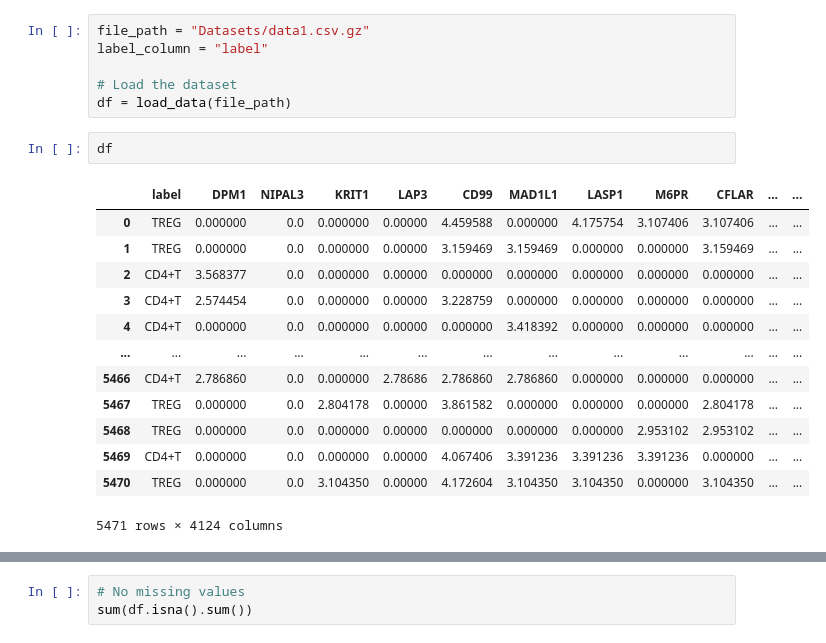
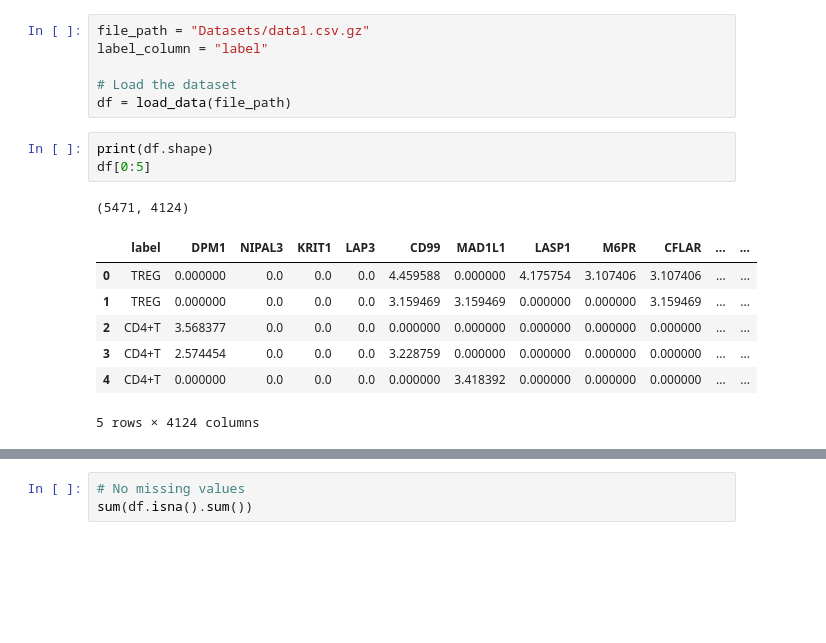
Before and after one commit to NeuralWave42/ST443-Project, a Jupyter notebook: prelim_analysis.ipynb, the cells around one changed output, grey strips where cells are left out. Drawn from its saved outputs; the diff is of its cells as text; blank space fills up the shorter version.

```diff
--- a/prelim_analysis.ipynb
+++ b/prelim_analysis.ipynb
@@ -28,19 +30,15 @@ label_column = "label"
 # Load the dataset
 df = load_data(file_path)
 # %%
-df
+print(df.shape)
+df[0:5]
 # %% [output]
+(5471, 4124)
 |  | label | DPM1 | NIPAL3 | KRIT1 | LAP3 | CD99 | MAD1L1 | LASP1 | M6PR | CFLAR | ... | ... |
-| 0 | TREG | 0.000000 | 0.0 | 0.000000 | 0.00000 | 4.459588 | 0.000000 | 4.175754 | 3.107406 | 3.107406 | ... | ... |
-| 1 | TREG | 0.000000 | 0.0 | 0.000000 | 0.00000 | 3.159469 | 3.159469 | 0.000000 | 0.000000 | 3.159469 | ... | ... |
-| 2 | CD4+T | 3.568377 | 0.0 | 0.000000 | 0.00000 | 0.000000 | 0.000000 | 0.000000 | 0.000000 | 0.000000 | ... | ... |
-| 3 | CD4+T | 2.574454 | 0.0 | 0.000000 | 0.00000 | 3.228759 | 0.000000 | 0.000000 | 0.000000 | 0.000000 | ... | ... |
-| 4 | CD4+T | 0.000000 | 0.0 | 0.000000 | 0.00000 | 0.000000 | 3.418392 | 0.000000 | 0.000000 | 0.000000 | ... | ... |
-| ... | ... | ... | ... | ... | ... | ... | ... | ... | ... | ... | ... | ... |
-| 5466 | CD4+T | 2.786860 | 0.0 | 0.000000 | 2.78686 | 2.786860 | 2.786860 | 0.000000 | 0.000000 | 0.000000 | ... | ... |
-| 5467 | TREG | 0.000000 | 0.0 | 2.804178 | 0.00000 | 3.861582 | 0.000000 | 0.000000 | 0.000000 | 2.804178 | ... | ... |
-| 5468 | TREG | 0.000000 | 0.0 | 0.000000 | 0.00000 | 0.000000 | 0.000000 | 0.000000 | 2.953102 | 2.953102 | ... | ... |
-| 5469 | CD4+T | 0.000000 | 0.0 | 0.000000 | 0.00000 | 4.067406 | 3.391236 | 3.391236 | 3.391236 | 0.000000 | ... | ... |
-| 5470 | TREG | 0.000000 | 0.0 | 3.104350 | 0.00000 | 4.172604 | 3.104350 | 3.104350 | 0.000000 | 3.104350 | ... | ... |
+| 0 | TREG | 0.000000 | 0.0 | 0.0 | 0.0 | 4.459588 | 0.000000 | 4.175754 | 3.107406 | 3.107406 | ... | ... |
+| 1 | TREG | 0.000000 | 0.0 | 0.0 | 0.0 | 3.159469 | 3.159469 | 0.000000 | 0.000000 | 3.159469 | ... | ... |
+| 2 | CD4+T | 3.568377 | 0.0 | 0.0 | 0.0 | 0.000000 | 0.000000 | 0.000000 | 0.000000 | 0.000000 | ... | ... |
+| 3 | CD4+T | 2.574454 | 0.0 | 0.0 | 0.0 | 3.228759 | 0.000000 | 0.000000 | 0.000000 | 0.000000 | ... | ... |
+| 4 | CD4+T | 0.000000 | 0.0 | 0.0 | 0.0 | 0.000000 | 3.418392 | 0.000000 | 0.000000 | 0.000000 | ... | ... |
-5471 rows × 4124 columns
+5 rows × 4124 columns
 # %%
```
Also changed, not shown: parts of 31 cells of this notebook, 7 other files.
